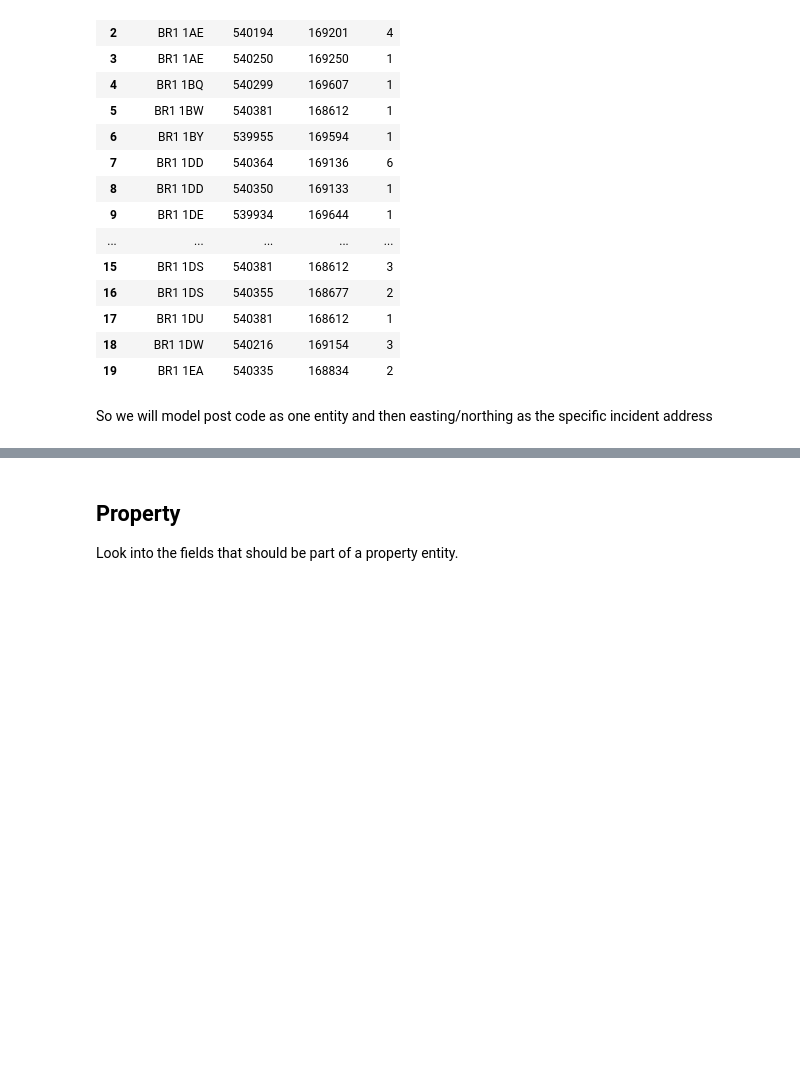
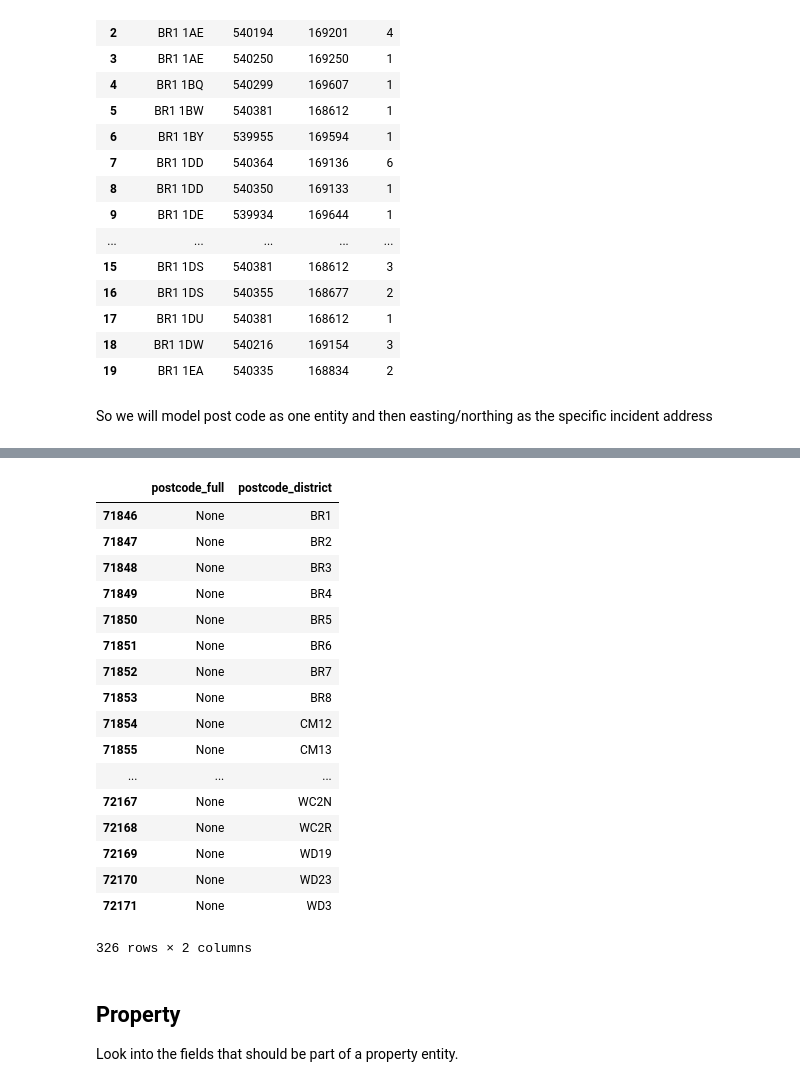
Before and after one commit to GuerrillaAnalytics/proj001_lfb, a Jupyter notebook: wp/wp_003_normal_model/wp_003_normal_model.ipynb, the cells around one changed output, grey strips where cells are left out. Cells and saved outputs as stored; diff of their text form; code cells hidden in the pictures; blank space fills up the shorter version.

Commit message:
Added discovery of issue with postcodes

```diff
--- a/wp/wp_003_normal_model/wp_003_normal_model.ipynb
+++ b/wp/wp_003_normal_model/wp_003_normal_model.ipynb
@@ -8,10 +8,10 @@ import seaborn as sns
 import matplotlib.pyplot as plt
 %matplotlib inline
 # %%
-def get_connection(schema="proj001_lfb_0_0_1"):
+def get_connection(schema="proj001_lfb_0_0_1", host = "localhost"):
 
     conn = psycopg2.connect("dbname='proj001_lfb' user='postgres' "
-                            "host='10.152.234.53'")
+                            "host=" + host )
     if schema:
         cur = conn.cursor()
         query = "SET search_path TO {}".format(schema)
@@ -124,3 +127,31 @@ So we will model post code as one entity and then easting/northing as the specif
+# %%
+
+conn = get_connection()
+qry = ("select distinct postcode_full, postcode_district "
+           "from proj001_lfb_0_0_1.L1_LFB_Incident_data_from_January_2009_to_December_2012 "
+           "order by postcode_full, postcode_district;" )
+data = pd.read_sql(qry, conn)
+
+data[data['postcode_full'].isnull()]
+# %% [output]
+|  | postcode_full | postcode_district |
+| 71846 | None | BR1 |
+| 71847 | None | BR2 |
+| 71848 | None | BR3 |
+| 71849 | None | BR4 |
+| 71850 | None | BR5 |
+| 71851 | None | BR6 |
+| 71852 | None | BR7 |
+| 71853 | None | BR8 |
+| 71854 | None | CM12 |
+| 71855 | None | CM13 |
+| ... | ... | ... |
+| 72167 | None | WC2N |
+| 72168 | None | WC2R |
+| 72169 | None | WD19 |
+| 72170 | None | WD23 |
+| 72171 | None | WD3 |
+326 rows × 2 columns
 # %% [markdown]
 ## Property
 Look into the fields that should be part of a property entity.
```
Also changed, not shown: parts of 2 cells of this notebook.
